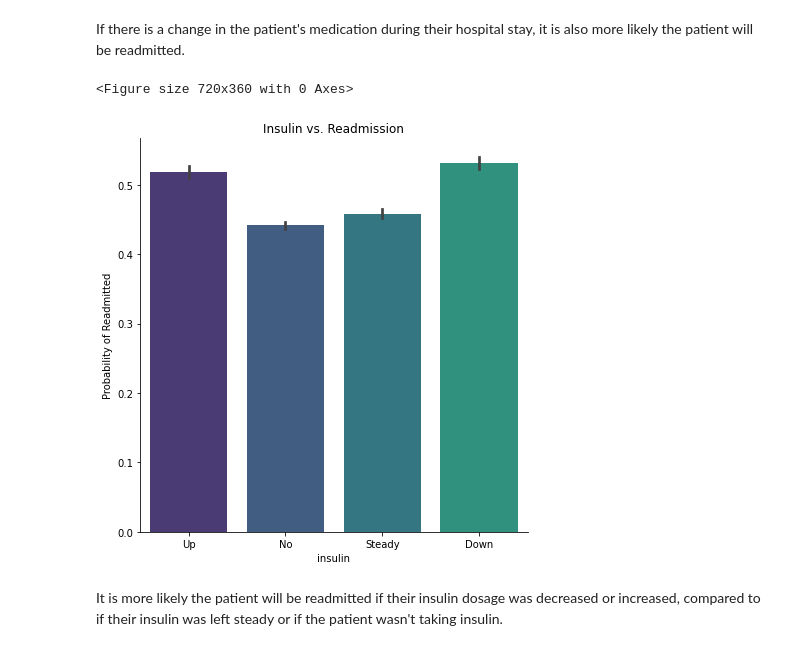
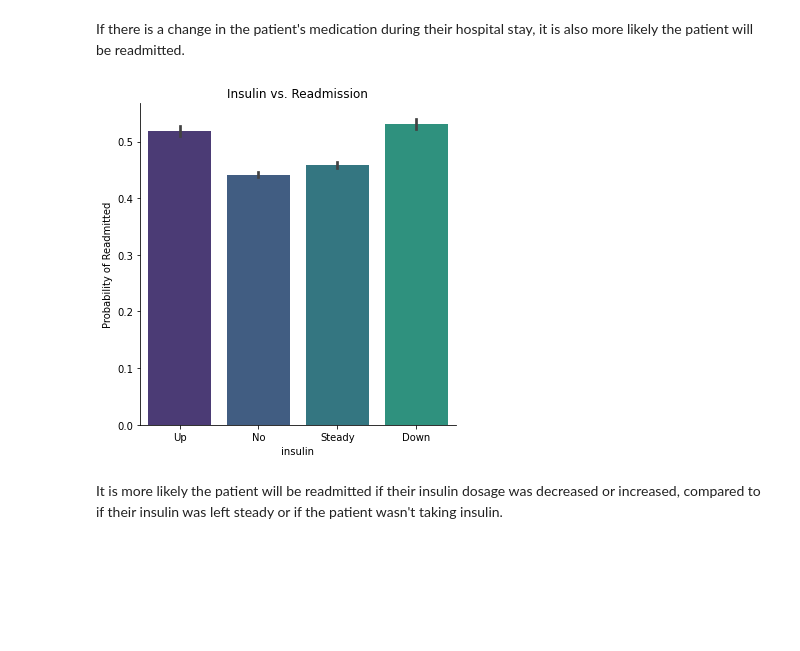
Before and after one commit to Sammyknee/diabetes-readmissions, a Jupyter notebook: Diabetes_Readmissions_EDA.ipynb, the cells around one changed output. Drawn from its saved outputs; the diff is of its cells as text; code cells hidden in the pictures; blank space fills up the shorter version.

```diff
--- a/Diabetes_Readmissions_EDA.ipynb
+++ b/Diabetes_Readmissions_EDA.ipynb
@@ -854,16 +796,14 @@ plt.show();
 If there is a change in the patient's medication during their hospital stay, it is also more likely the patient will be readmitted.
 # %%
 x_label = 'Insulin'
-fig = plt.figure(figsize=(10,5))
 ax = sns.catplot(x = "insulin", y="readmitted",
-            data = df, height = 6, kind ="bar")
+            data = df, height = 5, kind ="bar")
 ax.set_ylabels("Probability of Readmitted")
 
 plt.title(f'{x_label} vs. Readmission');
 plt.show();
 # %% [output]
-<Figure size 720x360 with 0 Axes>
-[figure, old version]
+[figure, new version]
 # %% [markdown]
 It is more likely the patient will be readmitted if their insulin dosage was decreased or increased, compared to if their insulin was left steady or if the patient wasn't taking insulin.
 # %% [markdown]
```
Also changed, not shown: parts of 23 cells of this notebook.
